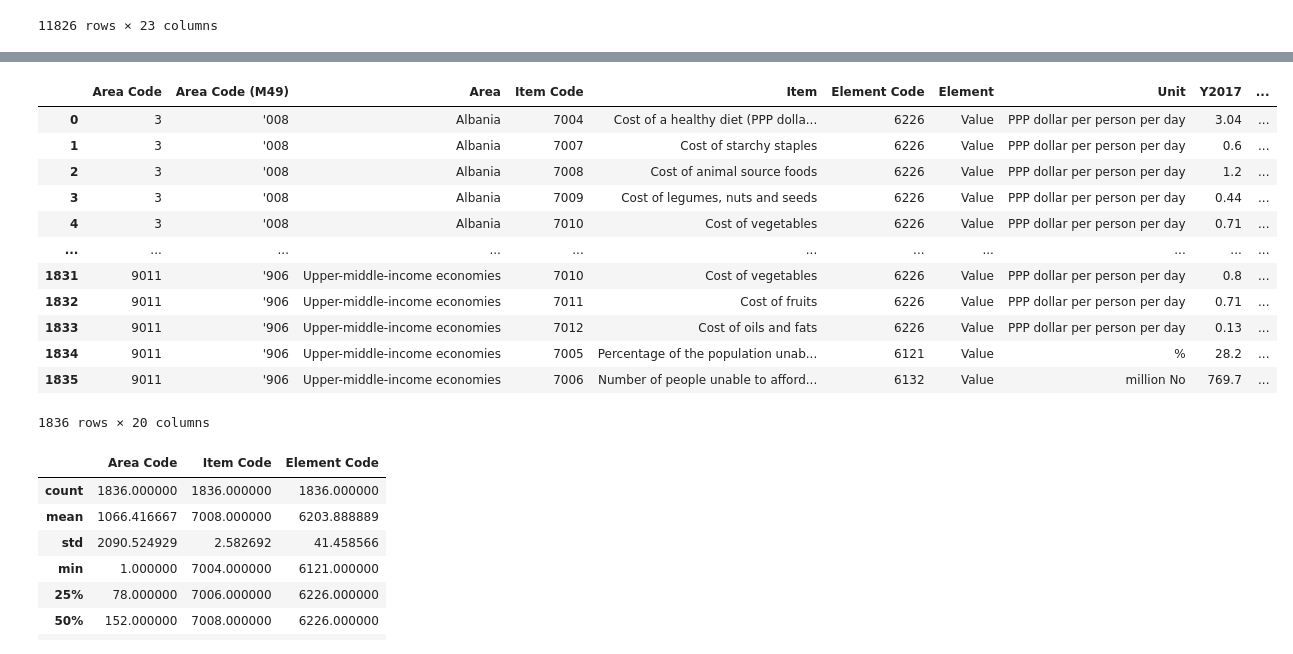
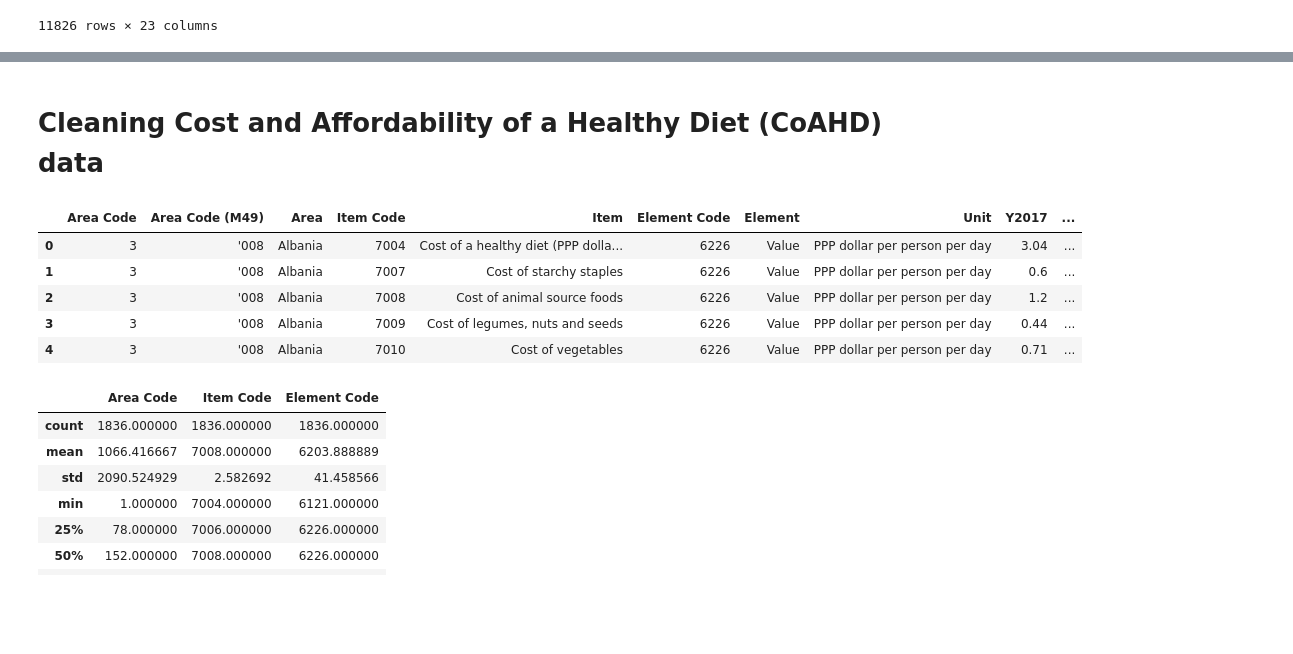
Before and after one commit to janettelau/consumption-patterns, a Jupyter notebook: reading_files_cleaning.ipynb, the cells around one changed output, grey strips where cells are left out. Cells and saved outputs as stored; diff of their text form; code cells hidden in the pictures; blank space fills up the shorter version.

```diff
--- a/reading_files_cleaning.ipynb
+++ b/reading_files_cleaning.ipynb
@@ -102,20 +290,16 @@ global_income_df.describe()
+# %% [markdown]
+# Cleaning Cost and Affordability of a Healthy Diet (CoAHD) data
 # %%
 # Show the rows and colomns of each dataframes
 coahd_df # Cost and Affordability of a Healthy Diet (CoAHD)
+coahd_df.head()
 # %% [output]
 |  | Area Code | Area Code (M49) | Area | Item Code | Item | Element Code | Element | Unit | Y2017 | ... |
 | 0 | 3 | '008 | Albania | 7004 | Cost of a healthy diet (PPP dolla... | 6226 | Value | PPP dollar per person per day | 3.04 | ... |
 | 1 | 3 | '008 | Albania | 7007 | Cost of starchy staples | 6226 | Value | PPP dollar per person per day | 0.6 | ... |
 | 2 | 3 | '008 | Albania | 7008 | Cost of animal source foods | 6226 | Value | PPP dollar per person per day | 1.2 | ... |
 | 3 | 3 | '008 | Albania | 7009 | Cost of legumes, nuts and seeds | 6226 | Value | PPP dollar per person per day | 0.44 | ... |
 | 4 | 3 | '008 | Albania | 7010 | Cost of vegetables | 6226 | Value | PPP dollar per person per day | 0.71 | ... |
-| ... | ... | ... | ... | ... | ... | ... | ... | ... | ... | ... |
-| 1831 | 9011 | '906 | Upper-middle-income economies | 7010 | Cost of vegetables | 6226 | Value | PPP dollar per person per day | 0.8 | ... |
-| 1832 | 9011 | '906 | Upper-middle-income economies | 7011 | Cost of fruits | 6226 | Value | PPP dollar per person per day | 0.71 | ... |
-| 1833 | 9011 | '906 | Upper-middle-income economies | 7012 | Cost of oils and fats | 6226 | Value | PPP dollar per person per day | 0.13 | ... |
-| 1834 | 9011 | '906 | Upper-middle-income economies | 7005 | Percentage of the population unab... | 6121 | Value | % | 28.2 | ... |
-| 1835 | 9011 | '906 | Upper-middle-income economies | 7006 | Number of people unable to afford... | 6132 | Value | million No | 769.7 | ... |
-1836 rows × 20 columns
 # %%
 coahd_df.describe()
 # %% [output]
```
Also changed, not shown: parts of 30 cells of this notebook.
